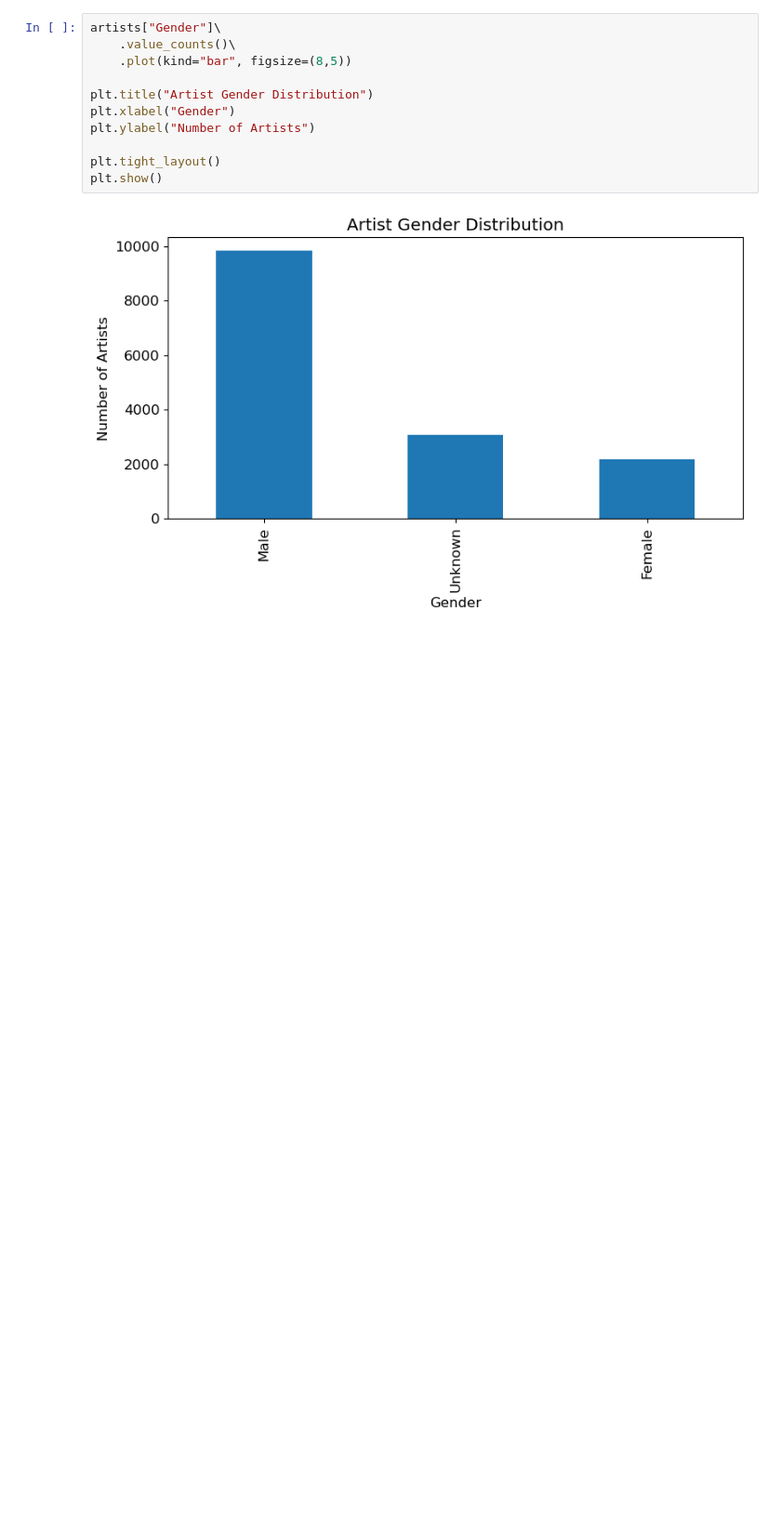
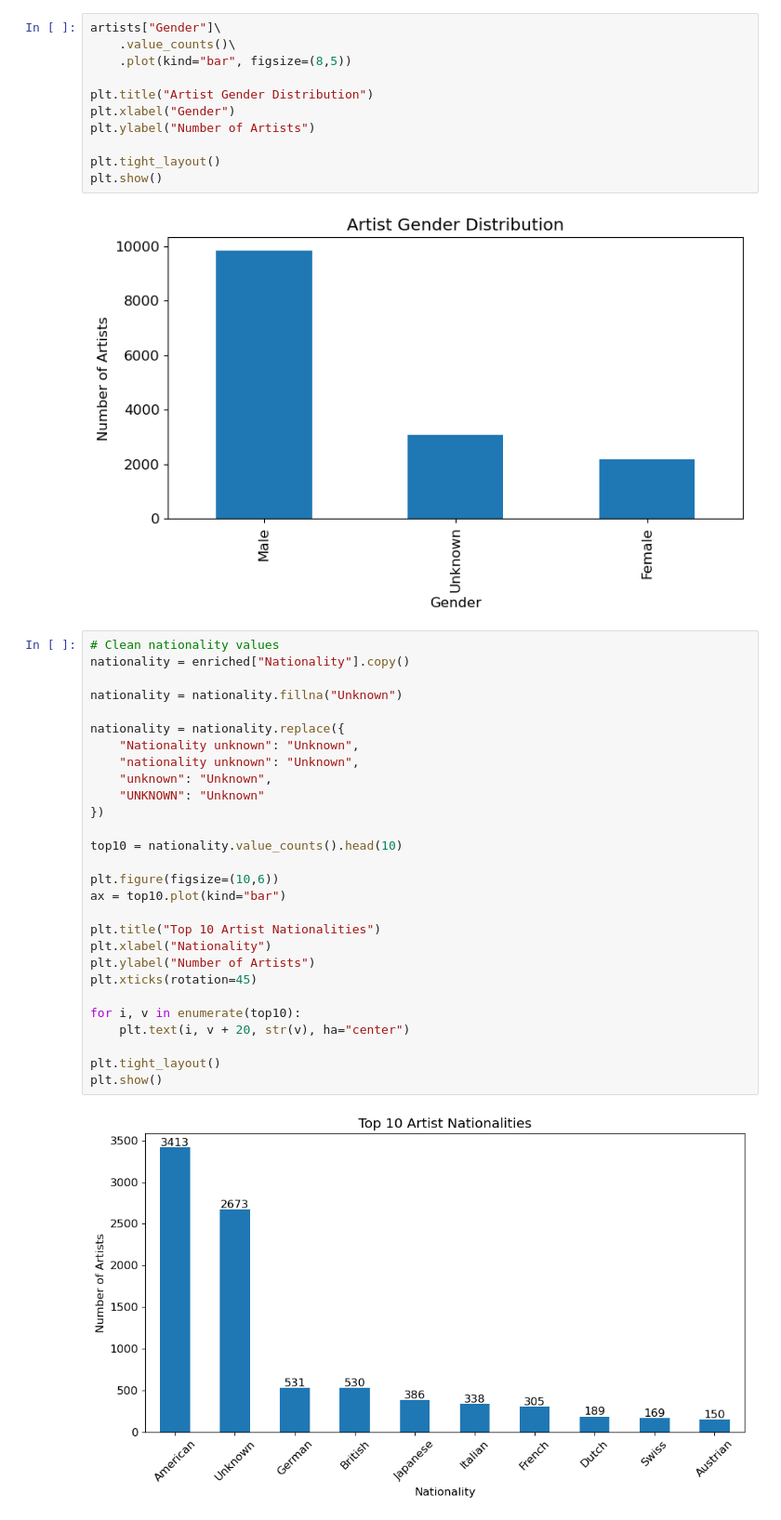
Before and after one commit to daniellimani/openproject-SoSe-2026, a Jupyter notebook: notebook/final_results_and_analysis.ipynb, the cells around one changed output. Shown at 93% size. Drawn from its saved outputs; the diff is of its cells as text; blank space fills up the shorter version.

```diff
--- a/notebook/final_results_and_analysis.ipynb
+++ b/notebook/final_results_and_analysis.ipynb
@@ -527,3 +527,33 @@ plt.tight_layout()
 plt.show()
 # %% [output]
 [figure]
+# %%
+# Clean nationality values
+nationality = enriched["Nationality"].copy()
+
+nationality = nationality.fillna("Unknown")
+
+nationality = nationality.replace({
+    "Nationality unknown": "Unknown",
+    "nationality unknown": "Unknown",
+    "unknown": "Unknown",
+    "UNKNOWN": "Unknown"
+})
+
+top10 = nationality.value_counts().head(10)
+
+plt.figure(figsize=(10,6))
+ax = top10.plot(kind="bar")
+
+plt.title("Top 10 Artist Nationalities")
+plt.xlabel("Nationality")
+plt.ylabel("Number of Artists")
+plt.xticks(rotation=45)
+
+for i, v in enumerate(top10):
+    plt.text(i, v + 20, str(v), ha="center")
+
+plt.tight_layout()
+plt.show()
+# %% [output]
+[figure, added]
```
Also changed, not shown: parts of 5 cells of this notebook.
